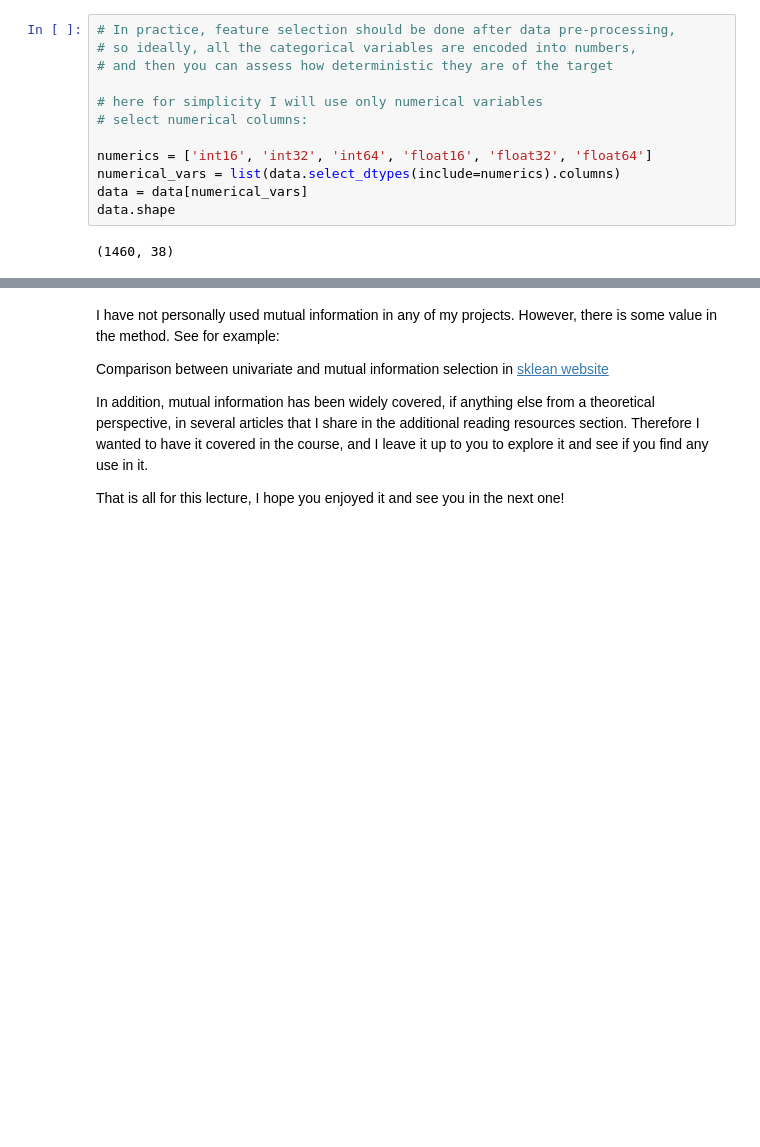
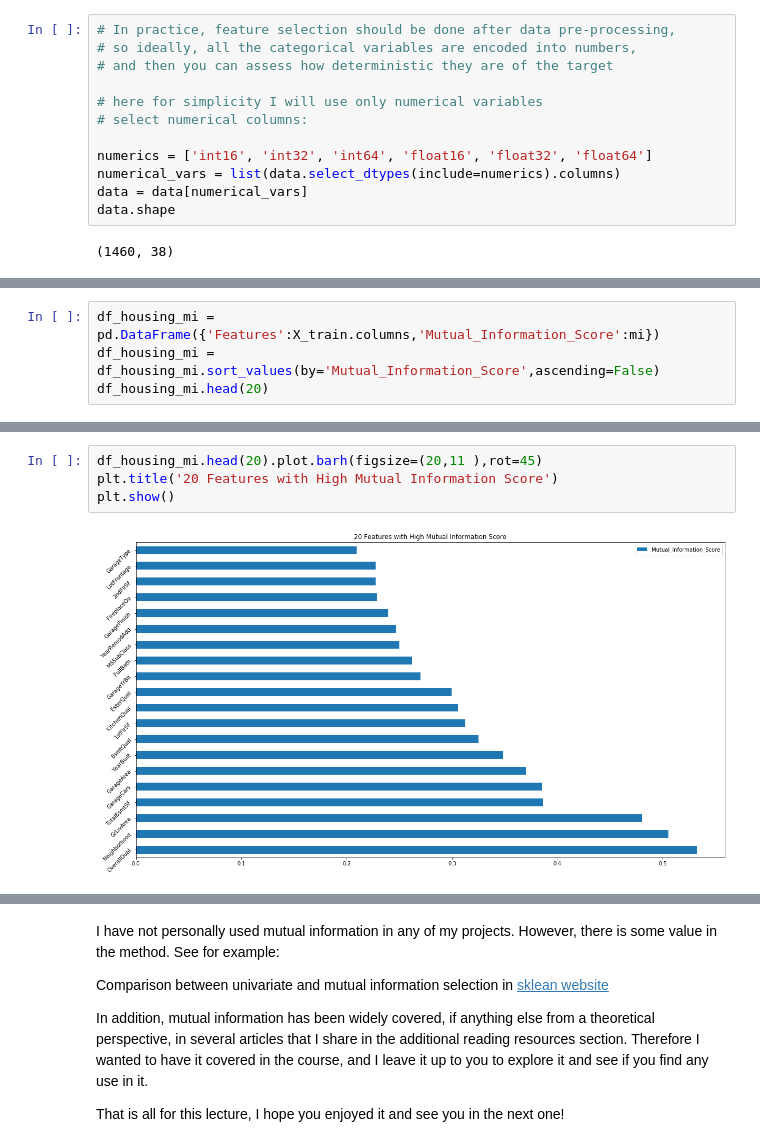
Before and after one commit to plaban1981/Feature_Selection, a Jupyter notebook: Mutual_Or_Information_gain.ipynb, the cells around one changed output, grey strips where cells are left out. Drawn from its saved outputs; the diff is of its cells as text; blank space fills up the shorter version.

```diff
--- a/Mutual_Or_Information_gain.ipynb
+++ b/Mutual_Or_Information_gain.ipynb
@@ -333,0 +438,4 @@ dtype: float64
+# %%
+df_housing_mi = pd.DataFrame({'Features':X_train.columns,'Mutual_Information_Score':mi})
+df_housing_mi = df_housing_mi.sort_values(by='Mutual_Information_Score',ascending=False)
+df_housing_mi.head(20)
@@ -334,3 +460,9 @@ dtype: float64
+# %%
+df_housing_mi.head(20).plot.barh(figsize=(20,11 ),rot=45)
+plt.title('20 Features with High Mutual Information Score')
+plt.show()
+# %% [output]
+[figure, added]
 # %%
 mi.sort_values(ascending=False).plot.bar(figsize=(20,8))
 # %% [output]
```
Also changed, not shown: parts of 37 cells of this notebook.
